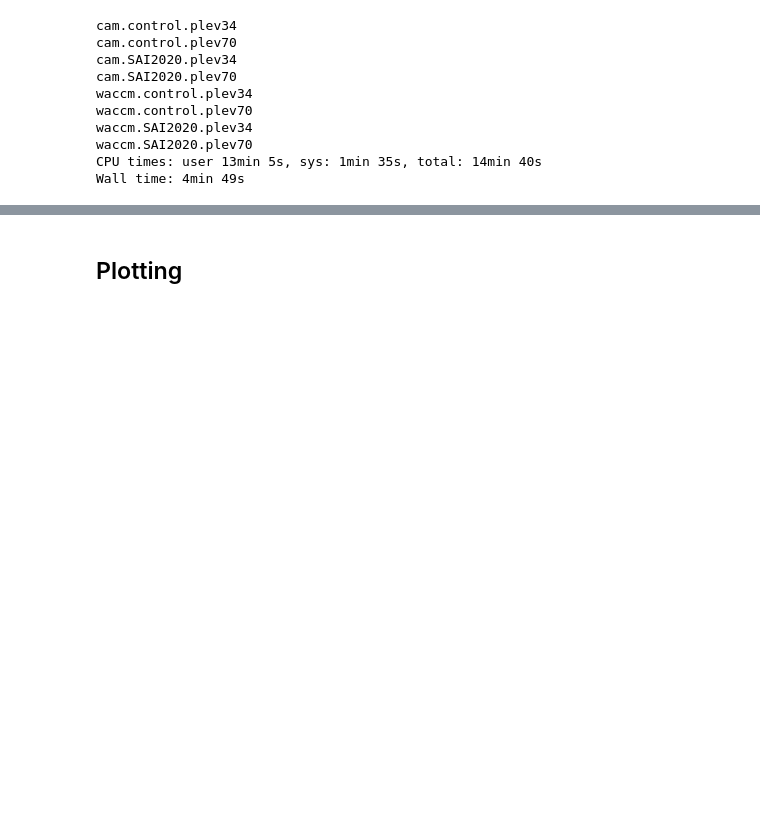
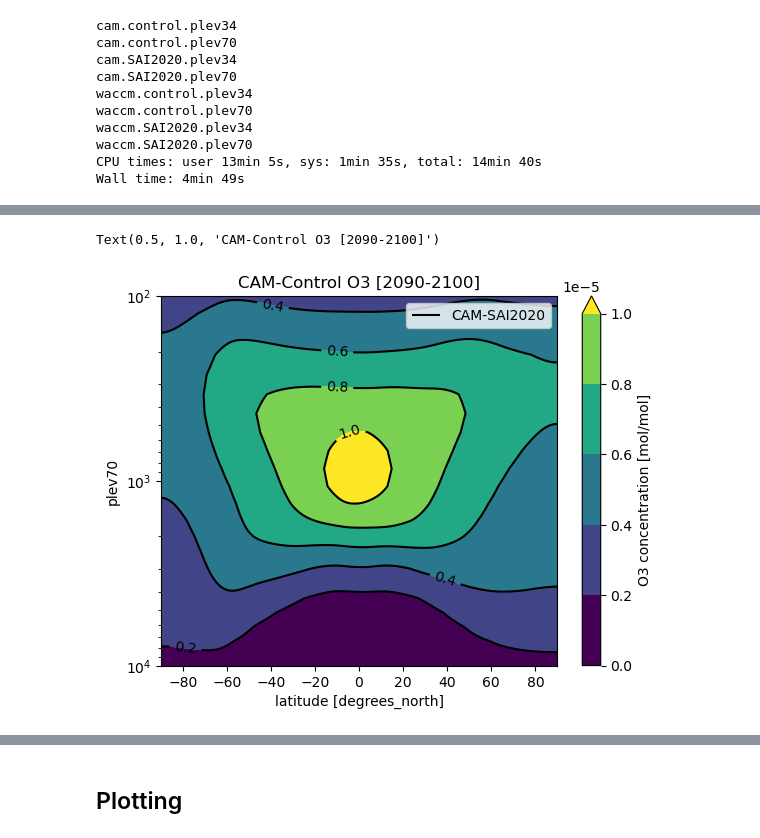
Before and after one commit to JdeJong96/CESM-CAM_SAI, a Jupyter notebook: results/aerosolfield.ipynb, the cells around one changed output, grey strips where cells are left out. Saved outputs shown, nothing was run; the diff lists cells and outputs as text; code cells hidden in the pictures; blank space fills up the shorter version.

Commit message:
add stratO3 and seasonal cycle

```diff
--- a/results/aerosolfield.ipynb
+++ b/results/aerosolfield.ipynb
@@ -281,4 +281,8 @@ for pdim in ['plev34', 'plev70']:
 ds.to_netcdf('figdata/CESM2.SO4zm.nc')
 # %%
 for exp in cam:
-    print(f"cam-{exp}: {cam[exp].time.data[0]:'%Y-%m-%d'} - {cam[exp].time.data[-1]:%Y-%m-%d}")
+    print(f"cam-{exp}: {cam[exp].time.data[0]:%Y-%m-%d} - {cam[exp].time.data[-1]:%Y-%m-%d}")
+for exp in cam_strat:
+    print(f"cam_strat-{exp}: {cam_strat[exp].time.data[0]:%Y-%m-%d} - {cam_strat[exp].time.data[-1]:%Y-%m-%d}")
+for exp in waccm:
+    print(f"waccm-{exp}: {waccm[exp].time.data[0]:%Y-%m-%d} - {waccm[exp].time.data[-1]:%Y-%m-%d}")
@@ -346,0 +354,10 @@ ds_np.plot()
+# %%
+levels = np.arange(0,1.2e-5,0.2e-5)
+O3zm['camstrat.control.plev70'].O3.sel(time=slice('2090','2100')).mean('time').plot.contourf(y='plev70', yincrease=False, yscale='log', ylim=[1e4,1e2], levels=levels)
+p2 = O3zm['camstrat.SAI2020.plev70'].O3.sel(time=slice('2090','2100')).mean('time').plot.contour(y='plev70', yincrease=False, yscale='log', ylim=[1e4,1e2], levels=levels, colors='k')
+plt.clabel(p2)
+plt.legend([p2.legend_elements()[0][0]], ['CAM-SAI2020'])
+plt.title('CAM-Control O3 [2090-2100]')
+# %% [output]
+Text(0.5, 1.0, 'CAM-Control O3 [2090-2100]')
+[figure, added]
```
Also changed, not shown: parts of 7 cells of this notebook, 1 other file.
